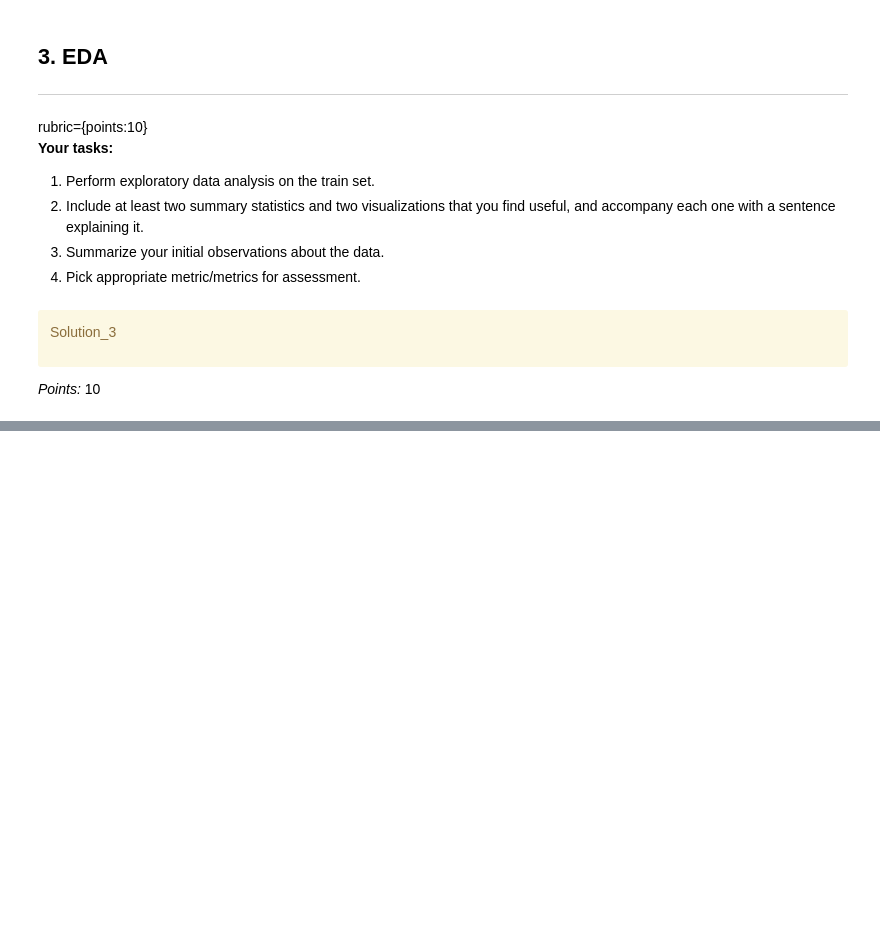
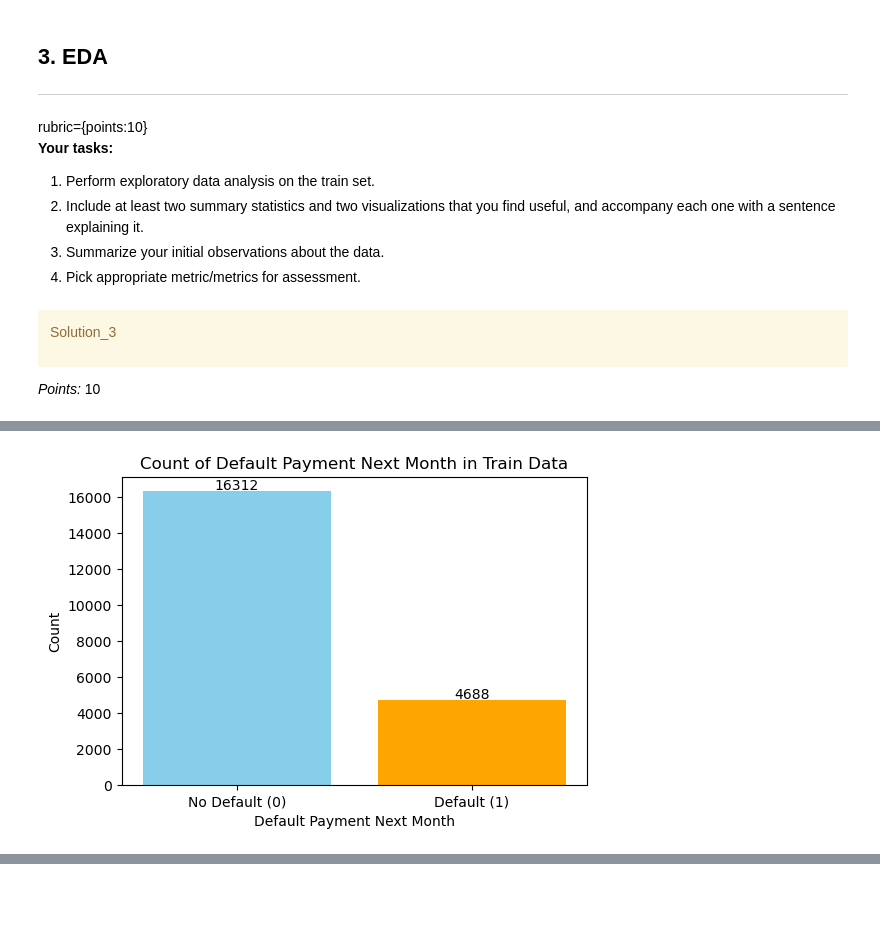
Before and after one commit to LaoAronn/CC-Default-Classification, a Jupyter notebook: hw5.ipynb, the cells around one changed output, grey strips where cells are left out. Drawn from its saved outputs; the diff is of its cells as text; code cells hidden in the pictures; blank space fills up the shorter version.

```diff
--- a/hw5.ipynb
+++ b/hw5.ipynb
@@ -226,0 +255,18 @@ _Type your answer here, replacing this text._
+# %%
+trainY_counts = trainY.value_counts()
+
+plt.figure(figsize=(6, 4))
+plt.bar(trainY_counts.index, trainY_counts.values, color=['skyblue', 'orange'])
+
+plt.xticks([0, 1], ['No Default (0)', 'Default (1)'])
+
+plt.xlabel('Default Payment Next Month')
+plt.ylabel('Count')
+plt.title('Count of Default Payment Next Month in Train Data')
+
+for i, count in enumerate(trainY_counts.values):
+    plt.text(trainY_counts.index[i], count + 100, str(count), ha='center')
+
+plt.show()
+# %% [output]
+[figure, added]
```
Also changed, not shown: parts of 23 cells of this notebook.
